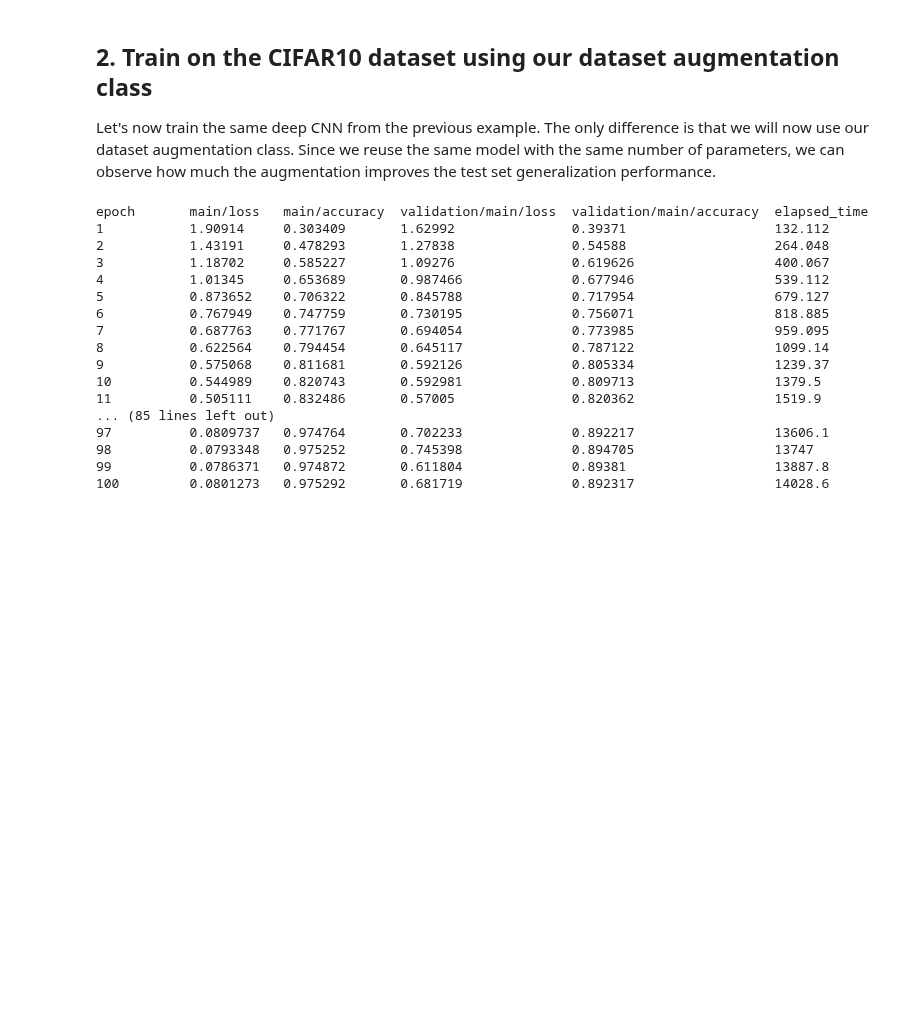
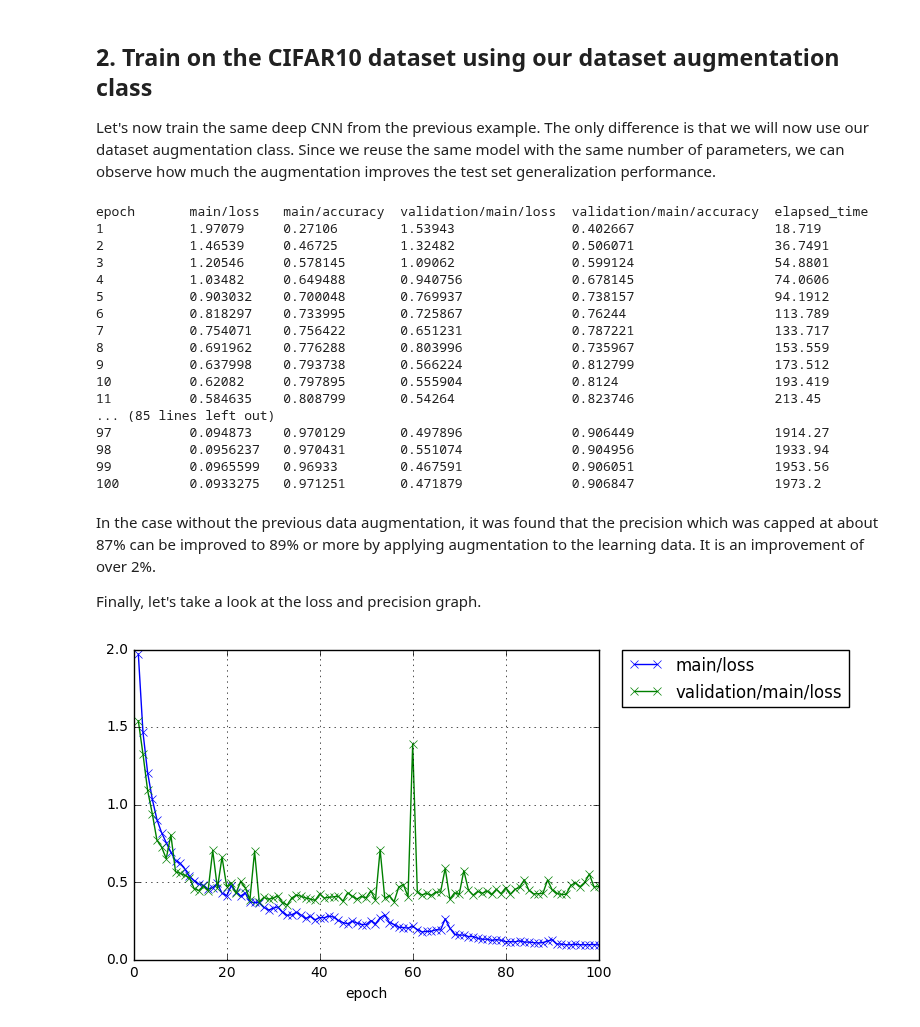
Before and after one commit to mitmul/chainer-handson, a Jupyter notebook: 4-Write-your-own-dataset-class_en.ipynb, the cells around one changed output. Saved outputs shown, nothing was run; the diff lists cells and outputs as text; code cells hidden in the pictures; blank space fills up the shorter version.

```diff
--- a/4-Write-your-own-dataset-class_en.ipynb
+++ b/4-Write-your-own-dataset-class_en.ipynb
@@ -77,20 +77,19 @@ class ConvBlock(chainer.Chain):
 
     def __init__(self, n_ch, pool_drop=False):
         w = chainer.initializers.HeNormal()
-        super(ConvBlock, self).__init__(
-            conv=L.Convolution2D(None, n_ch, 3, 1, 1,
-                                 nobias=True, initialW=w),
-            bn=L.BatchNormalization(n_ch)
-        )
+        super(ConvBlock, self).__init__()
+        with self.init_scope():
+            self.conv = L.Convolution2D(None, n_ch, 3, 1, 1,
+                                 nobias=True, initialW=w)
+            self.bn = L.BatchNormalization(n_ch)
 
-        self.train = True
+
         self.pool_drop = pool_drop
 
     def __call__(self, x):
         h = F.relu(self.bn(self.conv(x)))
         if self.pool_drop:
             h = F.max_pooling_2d(h, 2, 2)
-            chainer.using_config('train', self.train)
             h = F.dropout(h, ratio=0.25)
         return h
 
@@ -98,12 +97,11 @@ class LinearBlock(chainer.Chain):
 
     def __init__(self):
         w = chainer.initializers.HeNormal()
-        super(LinearBlock, self).__init__(
-            fc=L.Linear(None, 1024, initialW=w))
-        self.train = True
+        super(LinearBlock, self).__init__()
+        with self.init_scope():
+            self.fc = L.Linear(None, 1024, initialW=w)
 
     def __call__(self, x):
-        chainer.using_config('train', self.train)
         return F.dropout(F.relu(self.fc(x)), ratio=0.5)
 
 class DeepCNN(chainer.ChainList):
@@ -122,17 +120,6 @@ class DeepCNN(chainer.ChainList):
             LinearBlock(),
             L.Linear(None, n_output)
         )
-        self._train = True
-
-    @property
-    def train(self):
-        return self._train
-
-    @train.setter
-    def train(self, val):
-        self._train = val
-        for c in self.children():
-            c.train = val
 
     def __call__(self, x):
         for f in self.children():
@@ -169,9 +156,7 @@ def train(model_object, batchsize=64, gpu_id=gpu_id, max_epoch=20):
 
         def evaluate(self):
             model = self.get_target('main')
-            model.train = False
             ret = super(TestModeEvaluator, self).evaluate()
-            model.train = True
             return ret
 
     trainer.extend(extensions.LogReport())
@@ -187,19 +172,28 @@ def train(model_object, batchsize=64, gpu_id=gpu_id, max_epoch=20):
 model = train(DeepCNN(10), max_epoch=100, gpu_id=gpu_id)
 # %% [output]
 epoch       main/loss   main/accuracy  validation/main/loss  validation/main/accuracy  elapsed_time
-1           1.90914     0.303409       1.62992               0.39371                   132.112
-2           1.43191     0.478293       1.27838               0.54588                   264.048
-3           1.18702     0.585227       1.09276               0.619626                  400.067
-4           1.01345     0.653689       0.987466              0.677946                  539.112
-5           0.873652    0.706322       0.845788              0.717954                  679.127
-6           0.767949    0.747759       0.730195              0.756071                  818.885
-7           0.687763    0.771767       0.694054              0.773985                  959.095
-8           0.622564    0.794454       0.645117              0.787122                  1099.14
-9           0.575068    0.811681       0.592126              0.805334                  1239.37
-10          0.544989    0.820743       0.592981              0.809713                  1379.5
-11          0.505111    0.832486       0.57005               0.820362                  1519.9
+1           1.97079     0.27106        1.53943               0.402667                  18.719
+2           1.46539     0.46725        1.32482               0.506071                  36.7491
+3           1.20546     0.578145       1.09062               0.599124                  54.8801
+4           1.03482     0.649488       0.940756              0.678145                  74.0606
+5           0.903032    0.700048       0.769937              0.738157                  94.1912
+6           0.818297    0.733995       0.725867              0.76244                   113.789
+7           0.754071    0.756422       0.651231              0.787221                  133.717
+8           0.691962    0.776288       0.803996              0.735967                  153.559
+9           0.637998    0.793738       0.566224              0.812799                  173.512
+10          0.62082     0.797895       0.555904              0.8124                    193.419
+11          0.584635    0.808799       0.54264               0.823746                  213.45
 ... (85 lines left out)
-97          0.0809737   0.974764       0.702233              0.892217                  13606.1
-98          0.0793348   0.975252       0.745398              0.894705                  13747
-99          0.0786371   0.974872       0.611804              0.89381                   13887.8
-100         0.0801273   0.975292       0.681719              0.892317                  14028.6
+97          0.094873    0.970129       0.497896              0.906449                  1914.27
+98          0.0956237   0.970431       0.551074              0.904956                  1933.94
+99          0.0965599   0.96933        0.467591              0.906051                  1953.56
+100         0.0933275   0.971251       0.471879              0.906847                  1973.2
+# %% [markdown]
+In the case without the previous data augmentation, it was found that the precision which was capped at about 87% can be improved to 89% or more by applying augmentation to the learning data. It is an improvement of over 2%.
+
+Finally, let's take a look at the loss and precision graph.
+# %%
+from IPython.display import Image
+Image(filename='DeepCNN_cifar10augmented_result/loss.png')
+# %% [output]
+[figure, added]
```
Also changed, not shown: parts of 1 cell of this notebook, 4 other files.
